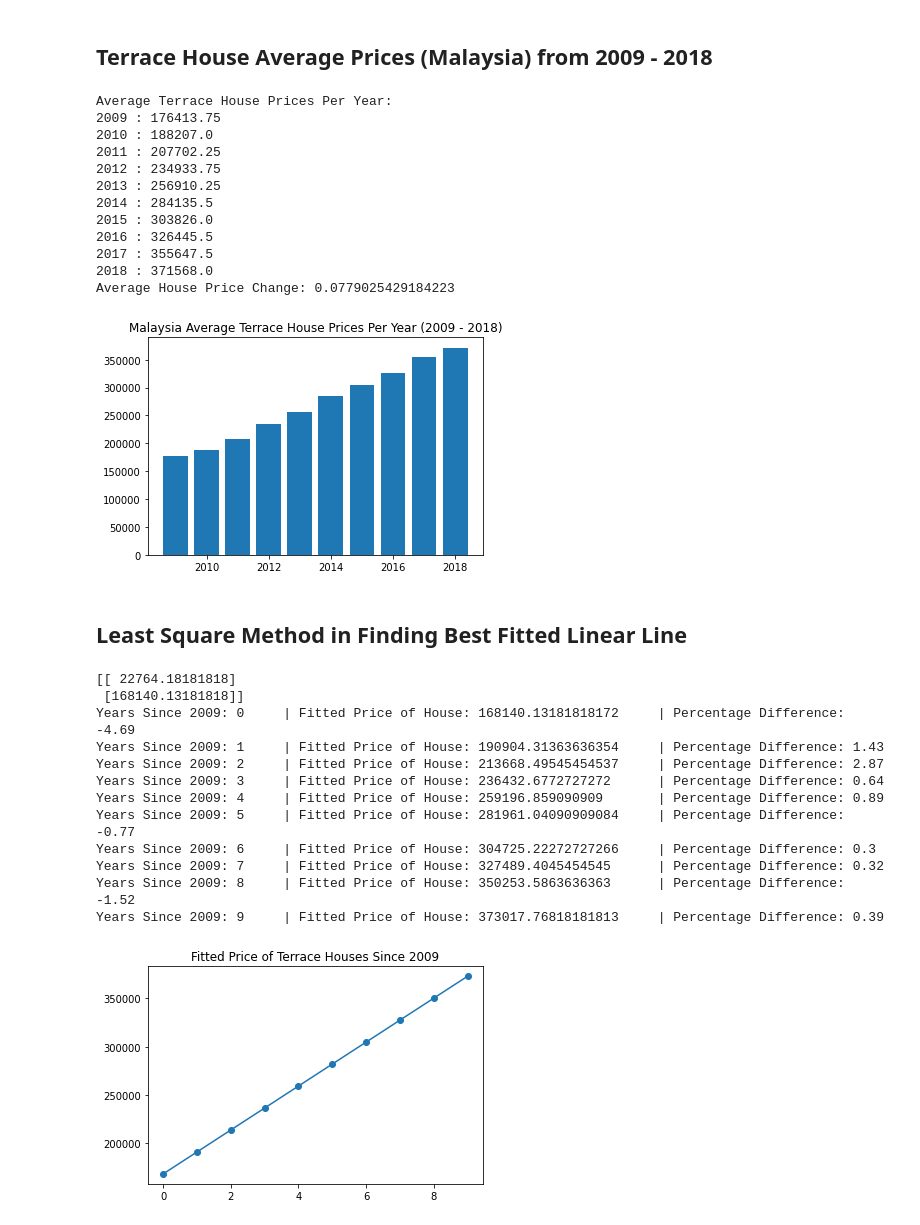
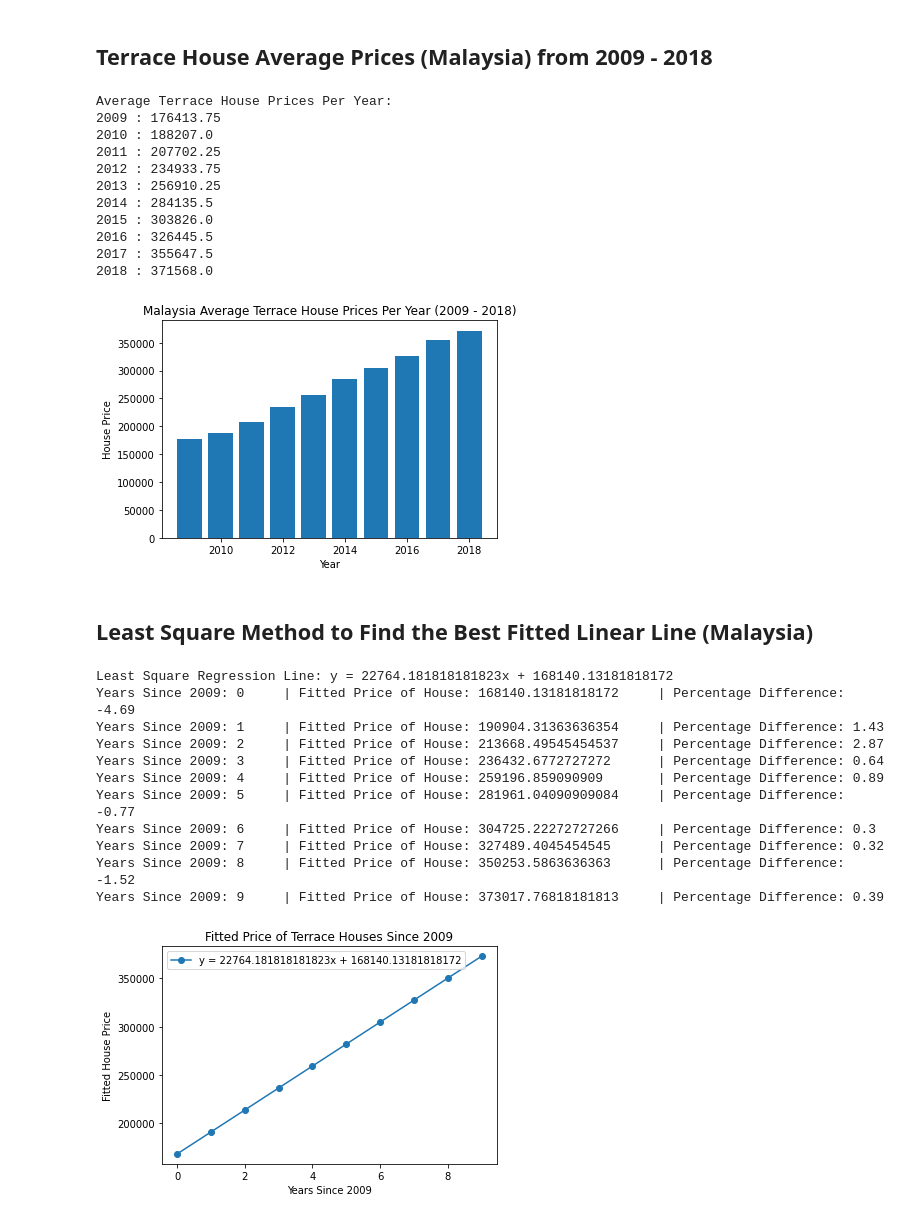
Before and after one commit to tengznaim/house-purchase-analysis, a Jupyter notebook: analysis.ipynb, the cells around one changed output. Cells and saved outputs as stored; diff of their text form; code cells hidden in the pictures.

```diff
--- a/analysis.ipynb
+++ b/analysis.ipynb
@@ -64,52 +65,52 @@ dtype: object
 # %%
 years = sorted(set(df["Tahun"].astype("int32")))
 my_averages = {}
-rates = np.array([0])
 
-# Calculate Average Per Year Based on 4 Quarter
+# Calculate Average Per Year Based on 4 Quarters
 for year in years:
     my_averages[year] = df[df["Tahun"] == year]["Malaysia"].mean()
-
-for i in range(2010, 2019):
-    yearly_rate = (my_averages[i] - my_averages[i-1]) / my_averages[i-1]
-    rates = np.append(rates, yearly_rate)
 
 print("Average Terrace House Prices Per Year:")
 for key in my_averages:
     print(f'{key} : {my_averages[key]}')
 
-print("Average House Price Change:", np.mean(rates))
+# Average Rate Calculation (Unused)
+# rates = np.array([0])
+# for i in range(2010, 2019):
+#     yearly_rate = (my_averages[i] - my_averages[i-1]) / my_averages[i-1]
+#     rates = np.append(rates, yearly_rate)
+
+# print("Average House Price Change:", np.mean(rates))
 
 plt.bar(years, my_averages.values())
 plt.title("Malaysia Average Terrace House Prices Per Year (2009 - 2018)")
+plt.xlabel("Year")
+plt.ylabel("House Price")
 plt.show()
 # %% [output]
 Average Terrace House Prices Per Year:
 2009 : 176413.75
 2010 : 188207.0
 2011 : 207702.25
 2012 : 234933.75
 2013 : 256910.25
 2014 : 284135.5
 2015 : 303826.0
 2016 : 326445.5
 2017 : 355647.5
 2018 : 371568.0
-Average House Price Change: 0.0779025429184223
-[figure, old version]
+[figure, new version]
 # %% [markdown]
-## Least Square Method in Finding Best Fitted Linear Line
+## Least Square Method to Find the Best Fitted Linear Line (Malaysia)
 # %%
 years_since = np.array([i for i in range(0,10)])
 prices_only = np.array([[i] for i in list(my_averages.values())])
 
-test_x = np.matrix([[2,1],[6,1],[20,1],[30,1],[40,1]])
-test_y = np.matrix([[20],[18],[10],[6],[2]])
-
 A = np.vstack((years_since, np.ones((1,10), dtype='int32'))).transpose()
 x = np.dot(np.linalg.inv(np.dot(np.transpose(A), A)), np.dot(np.transpose(A), prices_only))
 
-print(x)
+regression_line = f"y = {x[0][0]}x + {x[1][0]}"
+print(f"Least Square Regression Line: {regression_line}")
 
 fit_y = [(i*x[0][0] + x[1][0]) for i in range(0,10)]
 
@@ -117,12 +118,14 @@ for i in range(0, 10):
     perc_diff = (fit_y[i] - prices_only[i][0]) / prices_only[i][0] * 100
     print(f"Years Since 2009: {i} \t| Fitted Price of House: {fit_y[i]} \t| Percentage Difference: {round(perc_diff,2)}")
 
-plt.plot(years_since, fit_y, marker="o")
+plt.plot(years_since, fit_y, marker="o", label=regression_line)
 plt.title("Fitted Price of Terrace Houses Since 2009")
+plt.xlabel("Years Since 2009")
+plt.ylabel("Fitted House Price")
+plt.legend()
 plt.show()
 # %% [output]
-[[ 22764.18181818]
- [168140.13181818]]
+Least Square Regression Line: y = 22764.181818181823x + 168140.13181818172
 Years Since 2009: 0     | Fitted Price of House: 168140.13181818172     | Percentage Difference: -4.69
 Years Since 2009: 1     | Fitted Price of House: 190904.31363636354     | Percentage Difference: 1.43
 Years Since 2009: 2     | Fitted Price of House: 213668.49545454537     | Percentage Difference: 2.87
@@ -133,4 +136,4 @@ Years Since 2009: 6     | Fitted Price of House: 304725.22272727266     | Percen
 Years Since 2009: 7     | Fitted Price of House: 327489.4045454545      | Percentage Difference: 0.32
 Years Since 2009: 8     | Fitted Price of House: 350253.5863636363      | Percentage Difference: -1.52
 Years Since 2009: 9     | Fitted Price of House: 373017.76818181813     | Percentage Difference: 0.39
-[figure, old version]
+[figure, new version]
```
Also changed, not shown: parts of 3 cells of this notebook, 1 other file.
